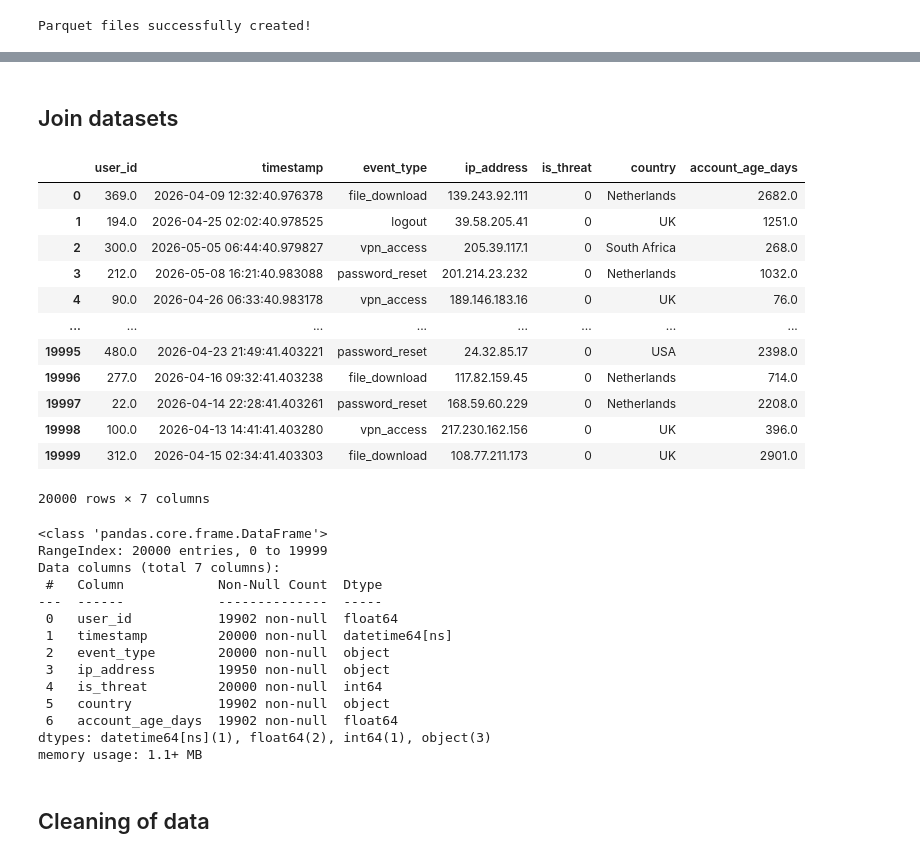
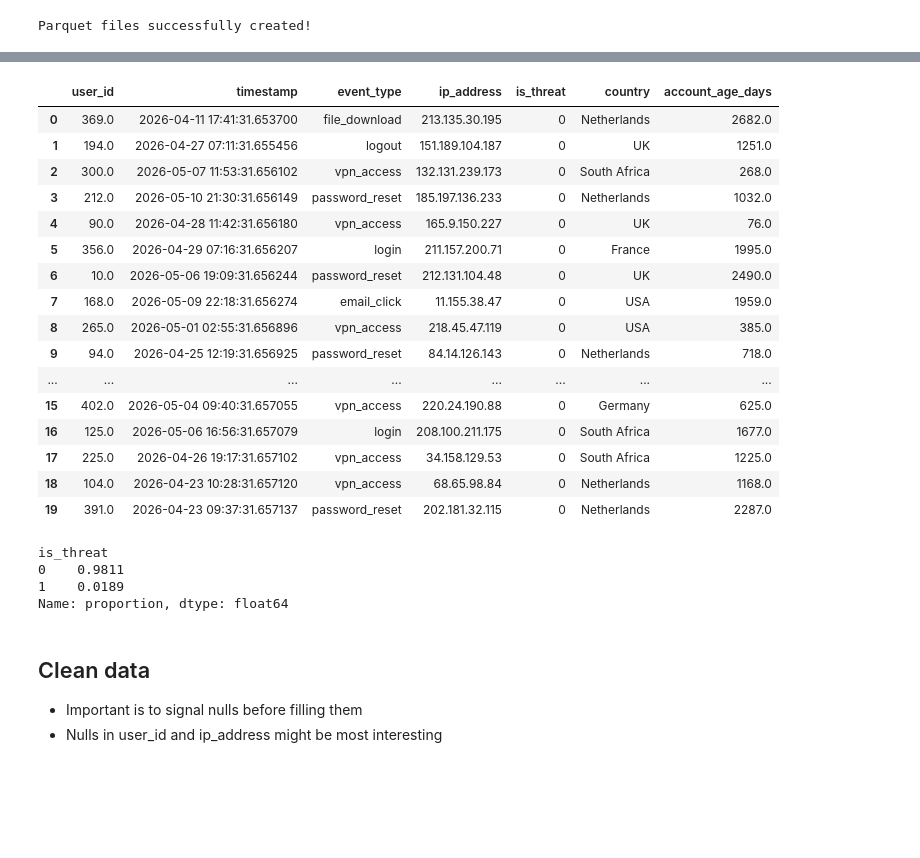
Before and after one commit to markohey/data_science_projects, a Jupyter notebook: System_threat.ipynb, the cells around one changed output, grey strips where cells are left out. Drawn from its saved outputs; the diff is of its cells as text; code cells hidden in the pictures; blank space fills up the shorter version.

```diff
--- a/System_threat.ipynb
+++ b/System_threat.ipynb
@@ -156,44 +173,31 @@ memory usage: 11.8+ KB
-# %% [markdown]
-## Join datasets
-# %%
-# Join events and users dataframes into a single df
-df = pd.merge(
-    events,
-    users,
-    on='user_id',
-    how='left'
-)
-df
-# %% [output]
-|  | user_id | timestamp | event_type | ip_address | is_threat | country | account_age_days |
-| 0 | 369.0 | 2026-04-09 12:32:40.976378 | file_download | 139.243.92.111 | 0 | Netherlands | 2682.0 |
-| 1 | 194.0 | 2026-04-25 02:02:40.978525 | logout | 39.58.205.41 | 0 | UK | 1251.0 |
-| 2 | 300.0 | 2026-05-05 06:44:40.979827 | vpn_access | 205.39.117.1 | 0 | South Africa | 268.0 |
-| 3 | 212.0 | 2026-05-08 16:21:40.983088 | password_reset | 201.214.23.232 | 0 | Netherlands | 1032.0 |
-| 4 | 90.0 | 2026-04-26 06:33:40.983178 | vpn_access | 189.146.183.16 | 0 | UK | 76.0 |
-| ... | ... | ... | ... | ... | ... | ... | ... |
-| 19995 | 480.0 | 2026-04-23 21:49:41.403221 | password_reset | 24.32.85.17 | 0 | USA | 2398.0 |
-| 19996 | 277.0 | 2026-04-16 09:32:41.403238 | file_download | 117.82.159.45 | 0 | Netherlands | 714.0 |
-| 19997 | 22.0 | 2026-04-14 22:28:41.403261 | password_reset | 168.59.60.229 | 0 | Netherlands | 2208.0 |
-| 19998 | 100.0 | 2026-04-13 14:41:41.403280 | vpn_access | 217.230.162.156 | 0 | UK | 396.0 |
-| 19999 | 312.0 | 2026-04-15 02:34:41.403303 | file_download | 108.77.211.173 | 0 | UK | 2901.0 |
-20000 rows × 7 columns
-# %%
-df.info()
-# %% [output]
-<class 'pandas.core.frame.DataFrame'>
-RangeIndex: 20000 entries, 0 to 19999
-Data columns (total 7 columns):
- #   Column            Non-Null Count  Dtype
----  ------            --------------  -----
- 0   user_id           19902 non-null  float64
- 1   timestamp         20000 non-null  datetime64[ns]
- 2   event_type        20000 non-null  object
- 3   ip_address        19950 non-null  object
- 4   is_threat         20000 non-null  int64
- 5   country           19902 non-null  object
- 6   account_age_days  19902 non-null  float64
-dtypes: datetime64[ns](1), float64(2), int64(1), object(3)
-memory usage: 1.1+ MB
-# %% [markdown]
-## Cleaning of data
+# %%
+df.head(20)
+# %% [output]
+|  | user_id | timestamp | event_type | ip_address | is_threat | country | account_age_days |
+| 0 | 369.0 | 2026-04-11 17:41:31.653700 | file_download | 213.135.30.195 | 0 | Netherlands | 2682.0 |
+| 1 | 194.0 | 2026-04-27 07:11:31.655456 | logout | 151.189.104.187 | 0 | UK | 1251.0 |
+| 2 | 300.0 | 2026-05-07 11:53:31.656102 | vpn_access | 132.131.239.173 | 0 | South Africa | 268.0 |
+| 3 | 212.0 | 2026-05-10 21:30:31.656149 | password_reset | 185.197.136.233 | 0 | Netherlands | 1032.0 |
+| 4 | 90.0 | 2026-04-28 11:42:31.656180 | vpn_access | 165.9.150.227 | 0 | UK | 76.0 |
+| 5 | 356.0 | 2026-04-29 07:16:31.656207 | login | 211.157.200.71 | 0 | France | 1995.0 |
+| 6 | 10.0 | 2026-05-06 19:09:31.656244 | password_reset | 212.131.104.48 | 0 | UK | 2490.0 |
+| 7 | 168.0 | 2026-05-09 22:18:31.656274 | email_click | 11.155.38.47 | 0 | USA | 1959.0 |
+| 8 | 265.0 | 2026-05-01 02:55:31.656896 | vpn_access | 218.45.47.119 | 0 | USA | 385.0 |
+| 9 | 94.0 | 2026-04-25 12:19:31.656925 | password_reset | 84.14.126.143 | 0 | Netherlands | 718.0 |
+| ... | ... | ... | ... | ... | ... | ... | ... |
+| 15 | 402.0 | 2026-05-04 09:40:31.657055 | vpn_access | 220.24.190.88 | 0 | Germany | 625.0 |
+| 16 | 125.0 | 2026-05-06 16:56:31.657079 | login | 208.100.211.175 | 0 | South Africa | 1677.0 |
+| 17 | 225.0 | 2026-04-26 19:17:31.657102 | vpn_access | 34.158.129.53 | 0 | South Africa | 1225.0 |
+| 18 | 104.0 | 2026-04-23 10:28:31.657120 | vpn_access | 68.65.98.84 | 0 | Netherlands | 1168.0 |
+| 19 | 391.0 | 2026-04-23 09:37:31.657137 | password_reset | 202.181.32.115 | 0 | Netherlands | 2287.0 |
+# %%
+df['is_threat'].value_counts(normalize=True)
+# %% [output]
+is_threat
+0    0.9811
+1    0.0189
+Name: proportion, dtype: float64
+# %% [markdown]
+## Clean data
+- Important is to signal nulls before filling them
+- Nulls in user_id and ip_address might be most interesting
```
Also changed, not shown: parts of 18 cells of this notebook, 1 other file.
